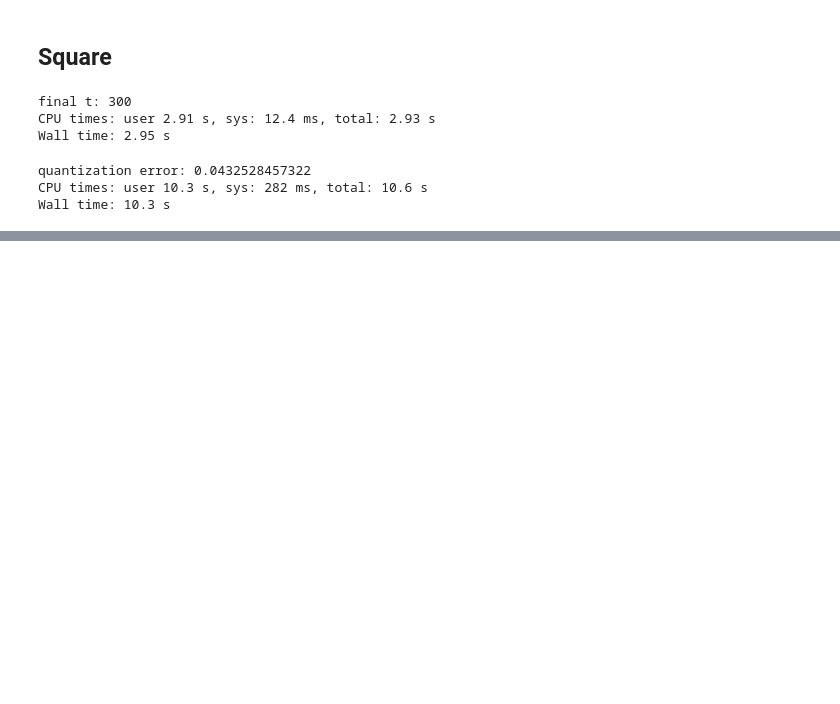
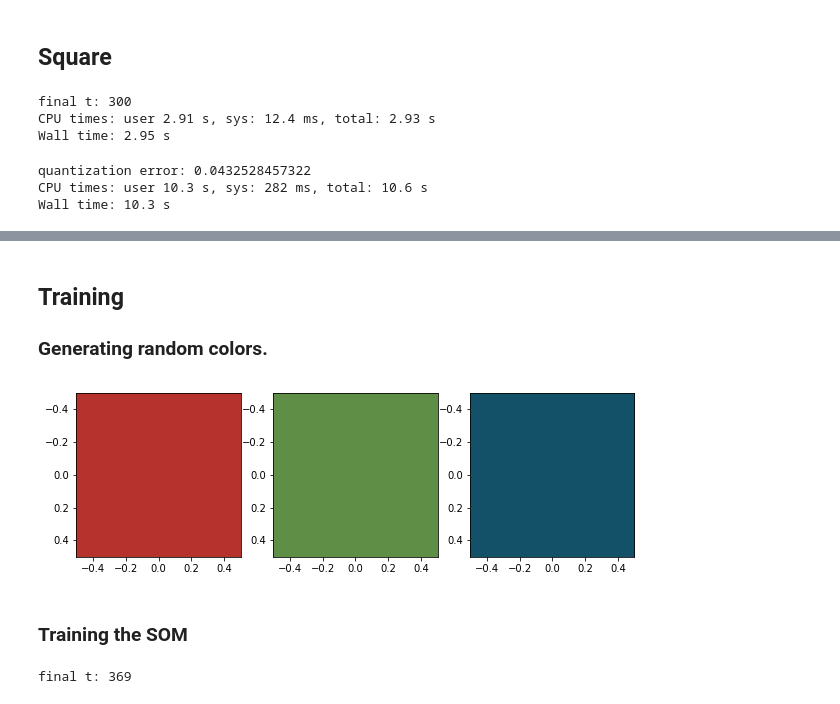
Before and after one commit to tcosmo/tcosmo.github.io, a Jupyter notebook: assets/soms/code/SOM_viz.ipynb, the cells around one changed output, grey strips where cells are left out. Drawn from its saved outputs; the diff is of its cells as text; code cells hidden in the pictures; blank space fills up the shorter version.

```diff
--- a/assets/soms/code/SOM_viz.ipynb
+++ b/assets/soms/code/SOM_viz.ipynb
@@ -86,0 +147,21 @@ plt.show()
+# %% [markdown]
+## Training
+### Generating random colors.
+# %%
+color_data = np.random.rand(3,3)
+
+plt.figure(figsize=(10,8))
+for (i,d) in enumerate(color_data):
+    plt.subplot(1,3,i+1)
+    plt.imshow([[d]])
+plt.show()
+# %% [output]
+[figure, added]
+# %% [markdown]
+### Training the SOM
+# %%
+som_color = SOM(40,40,3)
+frames_color = []
+som_color.train(color_data,L0=0.8,lam=1e2,sigma0=20,frames=frames_color)
+# %% [output]
+final t: 369
```
Also changed, not shown: parts of 46 cells of this notebook, 15 other files.
